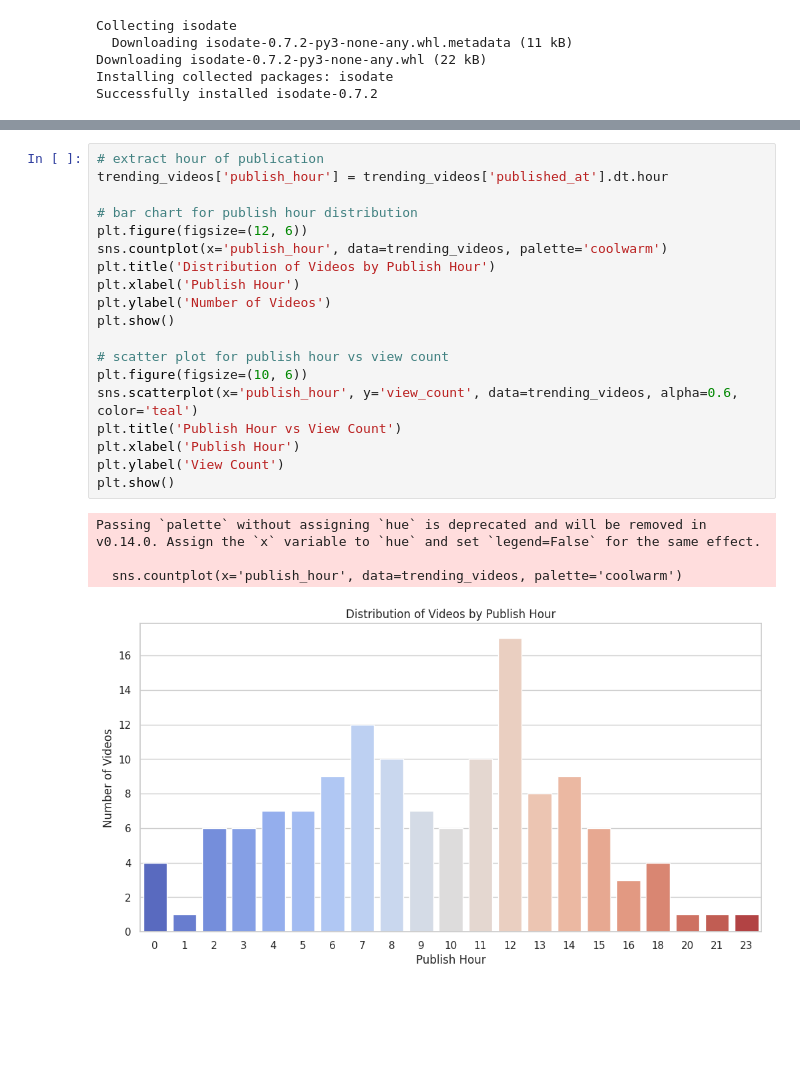
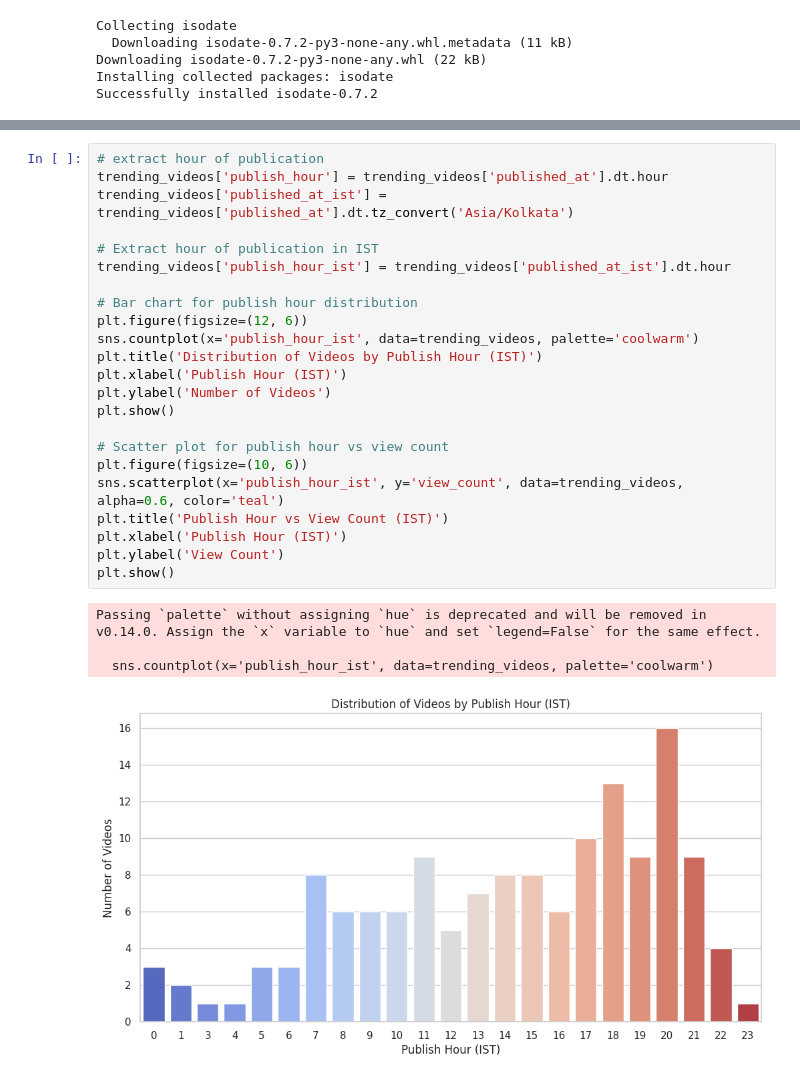
Before and after one commit to Gayatri-0812/Python-Projects, a Jupyter notebook: Youtube Analysis.ipynb, the cells around one changed output, grey strips where cells are left out. Cells and saved outputs as stored; diff of their text form; blank space fills up the shorter version.

```diff
--- a/Youtube Analysis.ipynb
+++ b/Youtube Analysis.ipynb
@@ -312,24 +312,28 @@ Passing `palette` without assigning `hue` is deprecated and will be removed in v
 # %%
 # extract hour of publication
 trending_videos['publish_hour'] = trending_videos['published_at'].dt.hour
+trending_videos['published_at_ist'] = trending_videos['published_at'].dt.tz_convert('Asia/Kolkata')
 
-# bar chart for publish hour distribution
+# Extract hour of publication in IST
+trending_videos['publish_hour_ist'] = trending_videos['published_at_ist'].dt.hour
+
+# Bar chart for publish hour distribution
 plt.figure(figsize=(12, 6))
-sns.countplot(x='publish_hour', data=trending_videos, palette='coolwarm')
-plt.title('Distribution of Videos by Publish Hour')
-plt.xlabel('Publish Hour')
+sns.countplot(x='publish_hour_ist', data=trending_videos, palette='coolwarm')
+plt.title('Distribution of Videos by Publish Hour (IST)')
+plt.xlabel('Publish Hour (IST)')
 plt.ylabel('Number of Videos')
 plt.show()
 
-# scatter plot for publish hour vs view count
+# Scatter plot for publish hour vs view count
 plt.figure(figsize=(10, 6))
-sns.scatterplot(x='publish_hour', y='view_count', data=trending_videos, alpha=0.6, color='teal')
-plt.title('Publish Hour vs View Count')
-plt.xlabel('Publish Hour')
+sns.scatterplot(x='publish_hour_ist', y='view_count', data=trending_videos, alpha=0.6, color='teal')
+plt.title('Publish Hour vs View Count (IST)')
+plt.xlabel('Publish Hour (IST)')
 plt.ylabel('View Count')
 plt.show()
 # %% [output]
 Passing `palette` without assigning `hue` is deprecated and will be removed in v0.14.0. Assign the `x` variable to `hue` and set `legend=False` for the same effect.
 
-  sns.countplot(x='publish_hour', data=trending_videos, palette='coolwarm')
+  sns.countplot(x='publish_hour_ist', data=trending_videos, palette='coolwarm')
-[figure, old version]
+[figure, new version]
```
Also changed, not shown: parts of 9 cells of this notebook.
